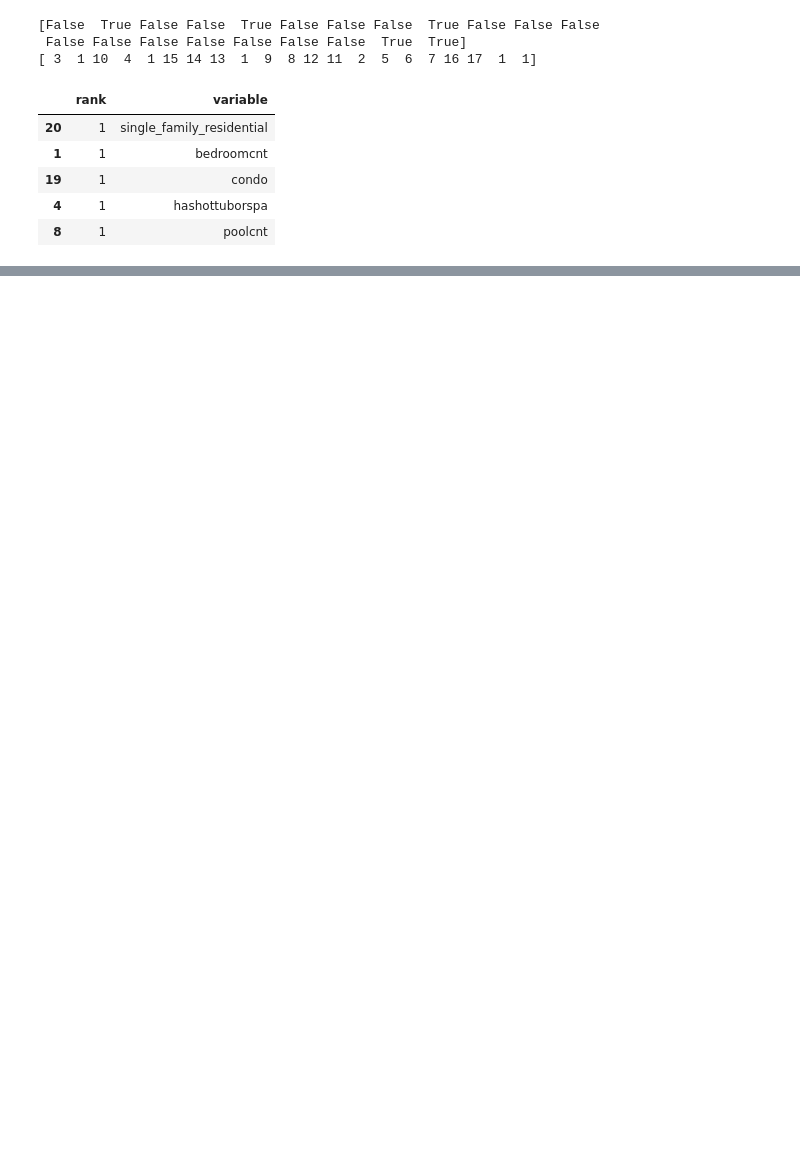
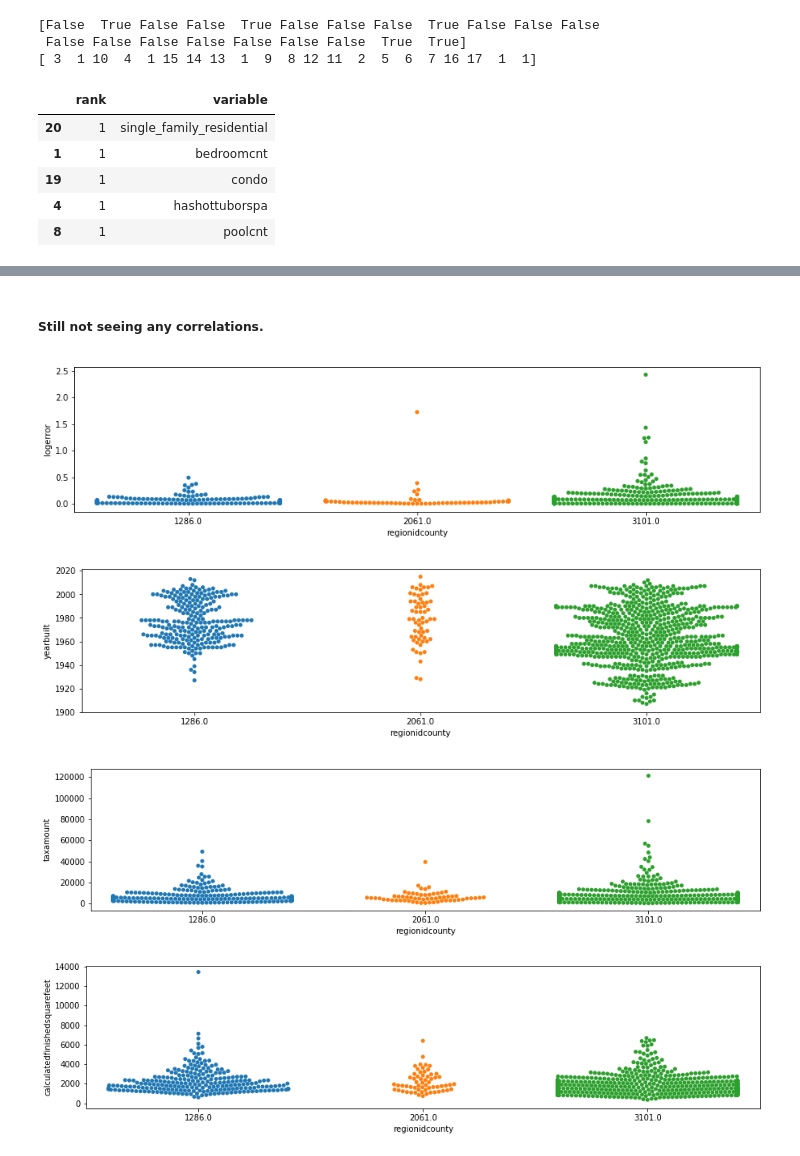
Before and after one commit to matthewzapata/ds-methodologies-exercises, a Jupyter notebook: clustering/zillow_exercises.ipynb, the cells around one changed output, grey strips where cells are left out. Cells and saved outputs as stored; diff of their text form; code cells hidden in the pictures; blank space fills up the shorter version.

```diff
--- a/clustering/zillow_exercises.ipynb
+++ b/clustering/zillow_exercises.ipynb
@@ -1657,0 +1833,10 @@ explore_zillow.linear_models(X, y)
+# %% [markdown]
+##### Still not seeing any correlations.
+# %%
+explore_zillow.swarm_subs(positive_logerror.sample(1000), 'regionidcounty', ['logerror', 'yearbuilt', 'taxamount',
+                                                                'calculatedfinishedsquarefeet'])
+# %% [output]
+[figure, added]
+[figure, added]
+[figure, added]
+[figure, added]
```
Also changed, not shown: parts of 95 cells of this notebook, 1 other file.
